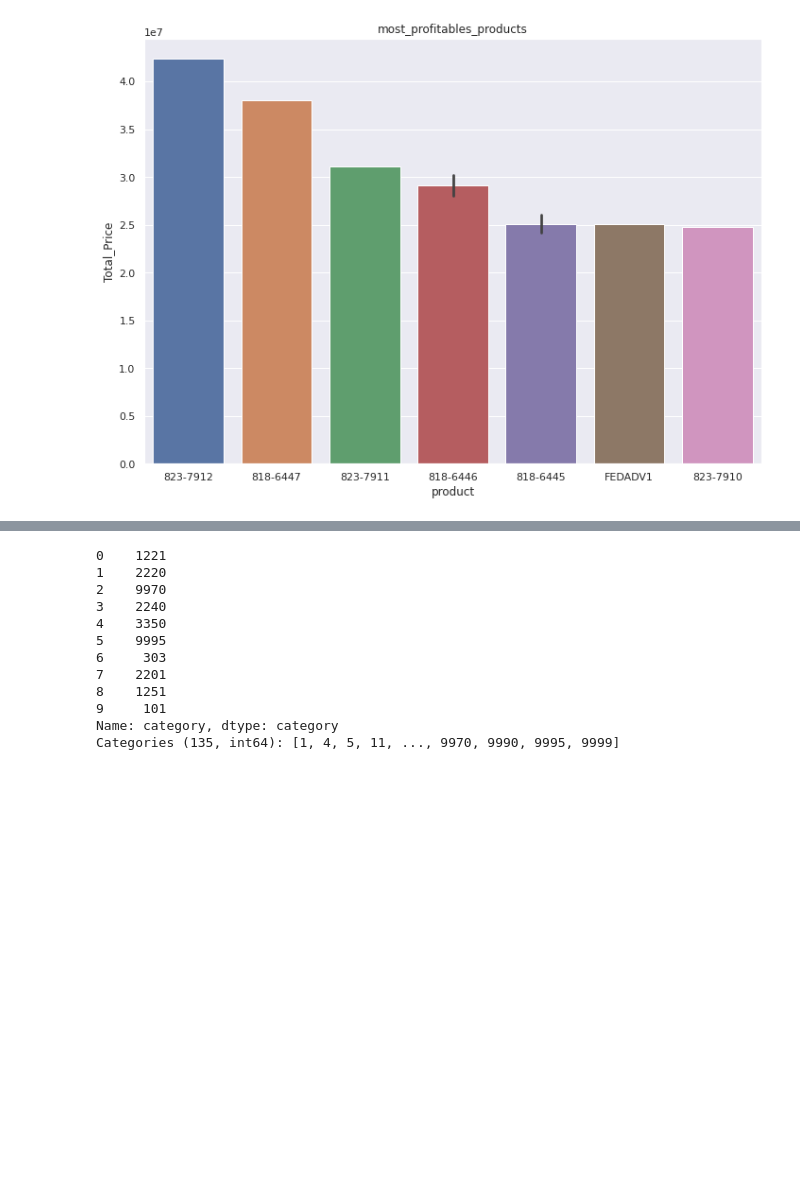
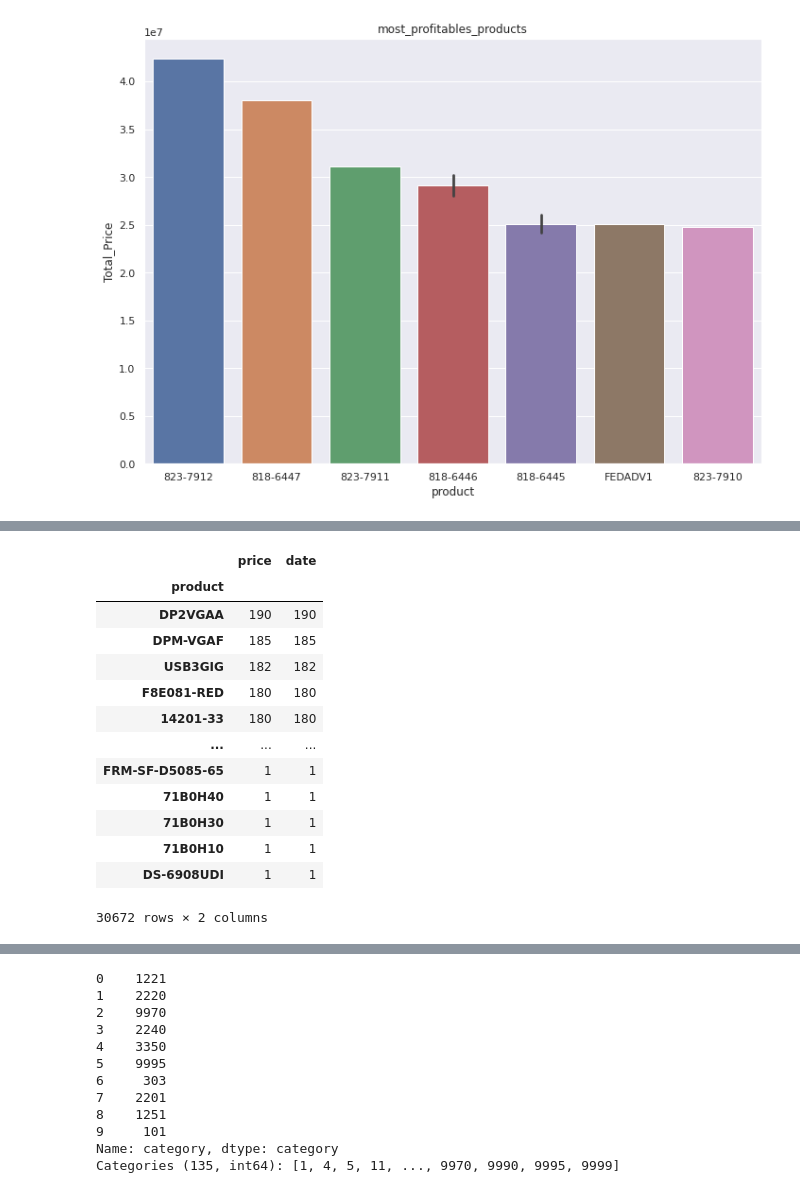
Before and after one commit to goswamimohit/Hello, a Jupyter notebook: Project_odin.ipynb, the cells around one changed output, grey strips where cells are left out. Cells and saved outputs as stored; diff of their text form; code cells hidden in the pictures; blank space fills up the shorter version.

```diff
--- a/Project_odin.ipynb
+++ b/Project_odin.ipynb
@@ -156,0 +219,17 @@ most_profitable_products
+# %%
+df108.sort_values('price',ascending=False)
+# %% [output]
+|  | price | date |
+| product |  |  |
+| DP2VGAA | 190 | 190 |
+| DPM-VGAF | 185 | 185 |
+| USB3GIG | 182 | 182 |
+| F8E081-RED | 180 | 180 |
+| 14201-33 | 180 | 180 |
+| ... | ... | ... |
+| FRM-SF-D5085-65 | 1 | 1 |
+| 71B0H40 | 1 | 1 |
+| 71B0H30 | 1 | 1 |
+| 71B0H10 | 1 | 1 |
+| DS-6908UDI | 1 | 1 |
+30672 rows × 2 columns
```
Also changed, not shown: parts of 26 cells of this notebook.
